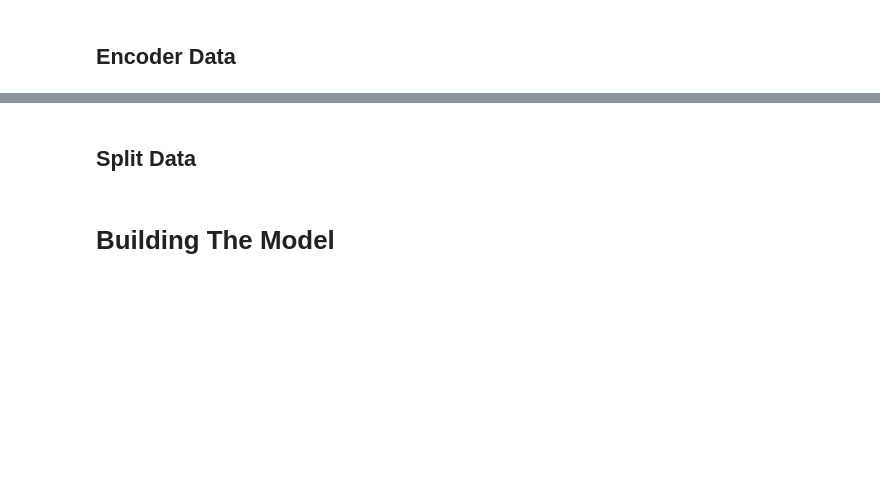
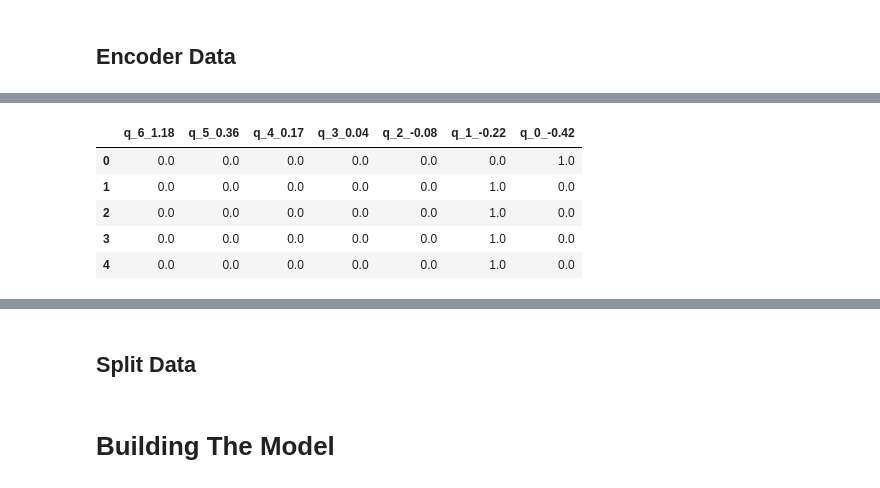
Before and after one commit to mvellayan/OptionList4, a Jupyter notebook: ml_notebooks/imp1-onevsrestclassifier-svc.ipynb, the cells around one changed output, grey strips where cells are left out. Cells and saved outputs as stored; diff of their text form; code cells hidden in the pictures; blank space fills up the shorter version.

```diff
--- a/ml_notebooks/imp1-onevsrestclassifier-svc.ipynb
+++ b/ml_notebooks/imp1-onevsrestclassifier-svc.ipynb
@@ -70,7 +129,17 @@ encoded_Y = encoder.fit_transform(Y)
 y = np_utils.to_categorical(encoded_Y)
 X = df.drop(['p300s_bucket_category','p60s_bucket_category'],axis=1)
 # %%
-y = pd.DataFrame(data=y,columns=['q_6_1.18', 'q_5_0.36', 'q_4_0.17', 'q_3_0.04', 'q_2_-0.08', 'q_1_-0.22', 'q_0_-0.42'])
+#y = pd.DataFrame(data=y,columns=['q_6_1.18', 'q_5_0.36', 'q_4_0.17', 'q_3_0.04', 'q_2_-0.08', 'q_1_-0.22', 'q_0_-0.42'])
+list = df.p300s_bucket_category.unique().tolist()
+list
+y = pd.DataFrame(data=y,columns=list)
 y.head()
+# %% [output]
+|  | q_6_1.18 | q_5_0.36 | q_4_0.17 | q_3_0.04 | q_2_-0.08 | q_1_-0.22 | q_0_-0.42 |
+| 0 | 0.0 | 0.0 | 0.0 | 0.0 | 0.0 | 0.0 | 1.0 |
+| 1 | 0.0 | 0.0 | 0.0 | 0.0 | 0.0 | 1.0 | 0.0 |
+| 2 | 0.0 | 0.0 | 0.0 | 0.0 | 0.0 | 1.0 | 0.0 |
+| 3 | 0.0 | 0.0 | 0.0 | 0.0 | 0.0 | 1.0 | 0.0 |
+| 4 | 0.0 | 0.0 | 0.0 | 0.0 | 0.0 | 1.0 | 0.0 |
 # %%
 X.head()
```
Also changed, not shown: parts of 19 cells of this notebook, 7 other files.
